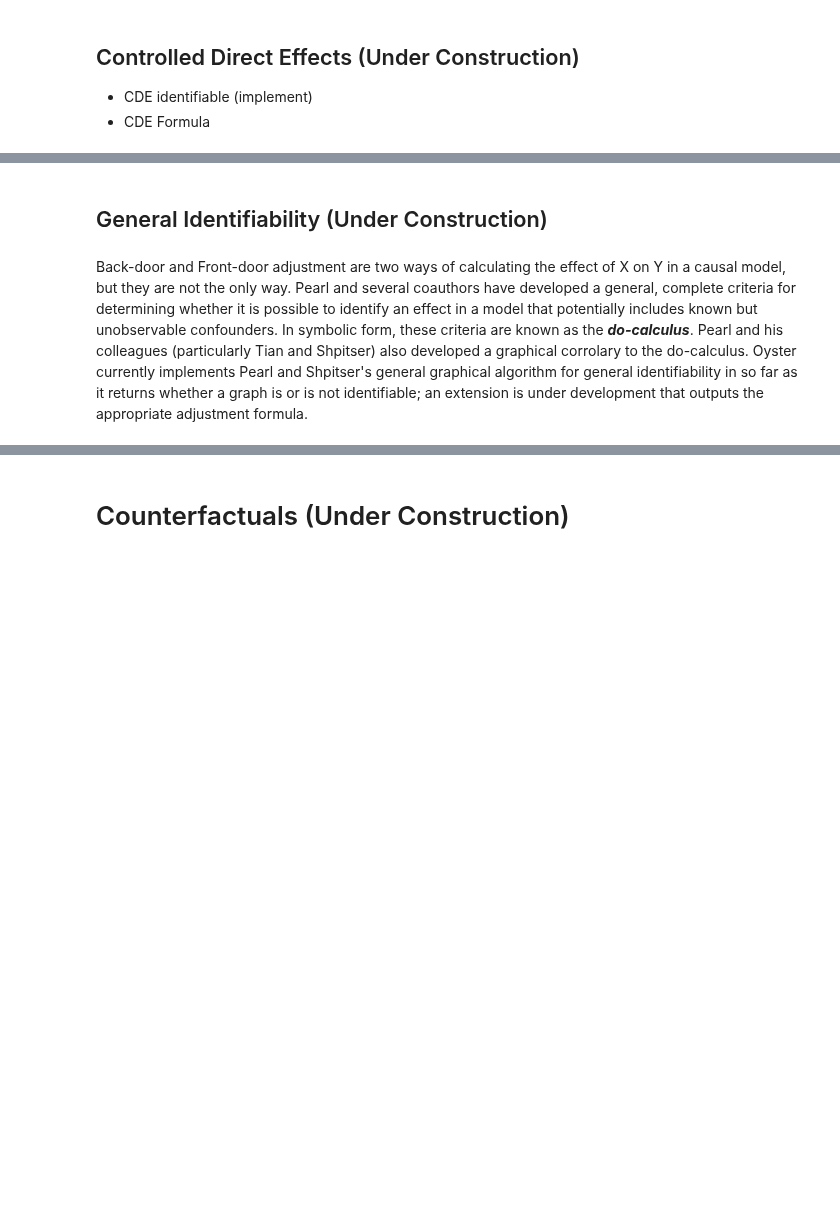
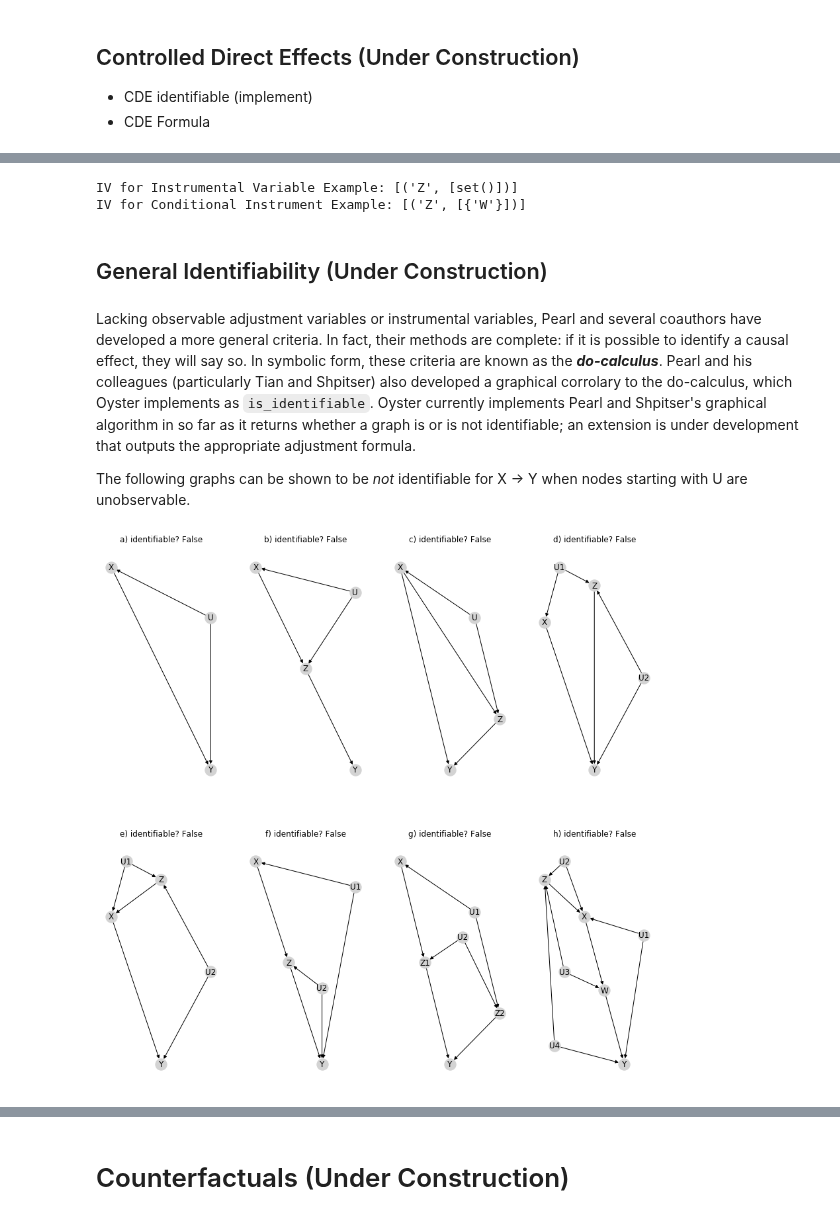
Before and after one commit to BrennanBarker/oyster, a Jupyter notebook: primer_study_questions.ipynb, the cells around one changed output, grey strips where cells are left out. Saved outputs shown, nothing was run; the diff lists cells and outputs as text; code cells hidden in the pictures; blank space fills up the shorter version.

Commit message:
identifiability

```diff
--- a/primer_study_questions.ipynb
+++ b/primer_study_questions.ipynb
@@ -751,4 +799,20 @@ $\displaystyle P_{x}(y | z)=\sum_{a,b,d}P(y | a,b,d,x,z)P(a,b,d | z)$
+# %%
+print(f"IV for Instrumental Variable Example: {oy.instrumental_variable_search(iv, 'X', 'Y')}")
+print(f"IV for Conditional Instrument Example: {oy.instrumental_variable_search(conditional_iv, 'X', 'Y')}")
+# %% [output]
+IV for Instrumental Variable Example: [('Z', [set()])]
+IV for Conditional Instrument Example: [('Z', [{'W'}])]
 # %% [markdown]
 ## General Identifiability <a id="id"></a> (Under Construction)
 # %% [markdown]
-Back-door and Front-door adjustment are two ways of calculating the effect of X on Y in a causal model, but they are not the only way.  Pearl and several coauthors have developed a general, complete criteria for determining whether it is possible to identify an effect in a model that potentially includes known but unobservable confounders.  In symbolic form, these criteria are known as the ***do-calculus***.  Pearl and his colleagues (particularly Tian and Shpitser) also developed a graphical corrolary to the do-calculus.  Oyster currently implements Pearl and Shpitser's general graphical algorithm for general identifiability in so far as it returns whether a graph is or is not identifiable; an extension is under development that outputs the appropriate adjustment formula.
+Lacking observable adjustment variables or instrumental variables, Pearl and several coauthors have developed a more general criteria.  In fact, their methods are complete: if it is possible to identify a causal effect, they will say so.  In symbolic form, these criteria are known as the ***do-calculus***.  Pearl and his colleagues (particularly Tian and Shpitser) also developed a graphical corrolary to the do-calculus, which Oyster implements as `is_identifiable`. Oyster currently implements Pearl and Shpitser's graphical algorithm in so far as it returns whether a graph is or is not identifiable; an extension is under development that outputs the appropriate adjustment formula.
+
+The following graphs can be shown to be *not* identifiable for X -> Y when nodes starting with U are unobservable.
+# %%
+fig1, axs = plt.subplots(2,4, figsize=(15,15))
+for i, (name, DAG) in enumerate(oy.ex.sp08['fig1'].items()):
+    oy.draw(DAG,
+            title=f'{name}) identifiable? {oy.is_identifiable(DAG, "X", "Y")}',
+            ax=axs.flatten()[i])
+# %% [output]
+[figure, added]
```
Also changed, not shown: parts of 32 cells of this notebook, 5 other files.
